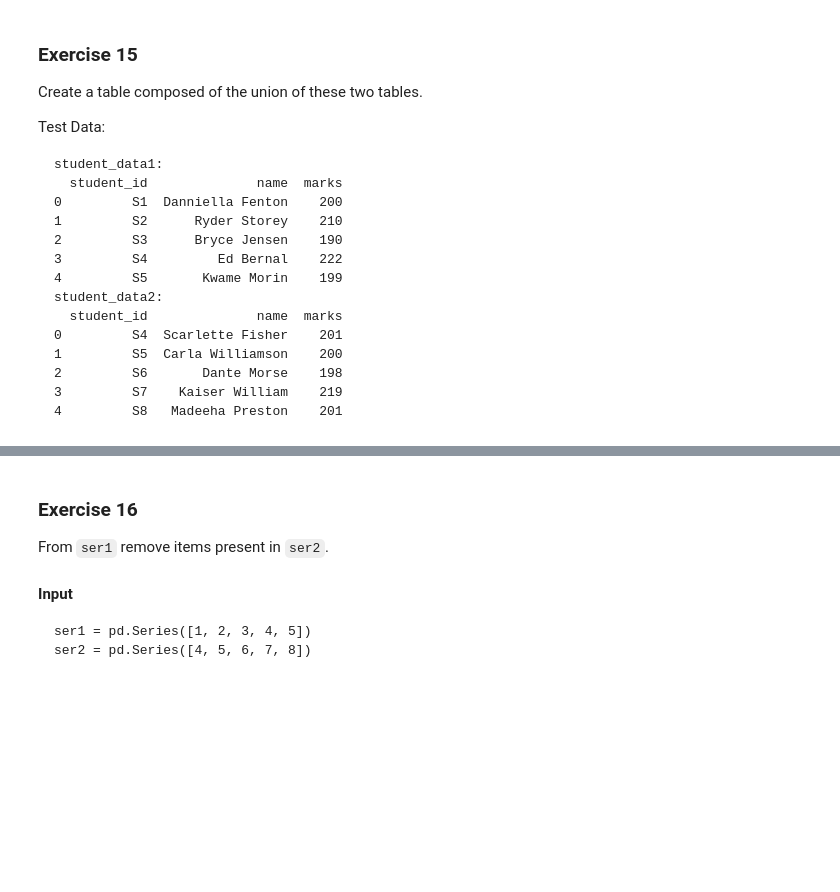
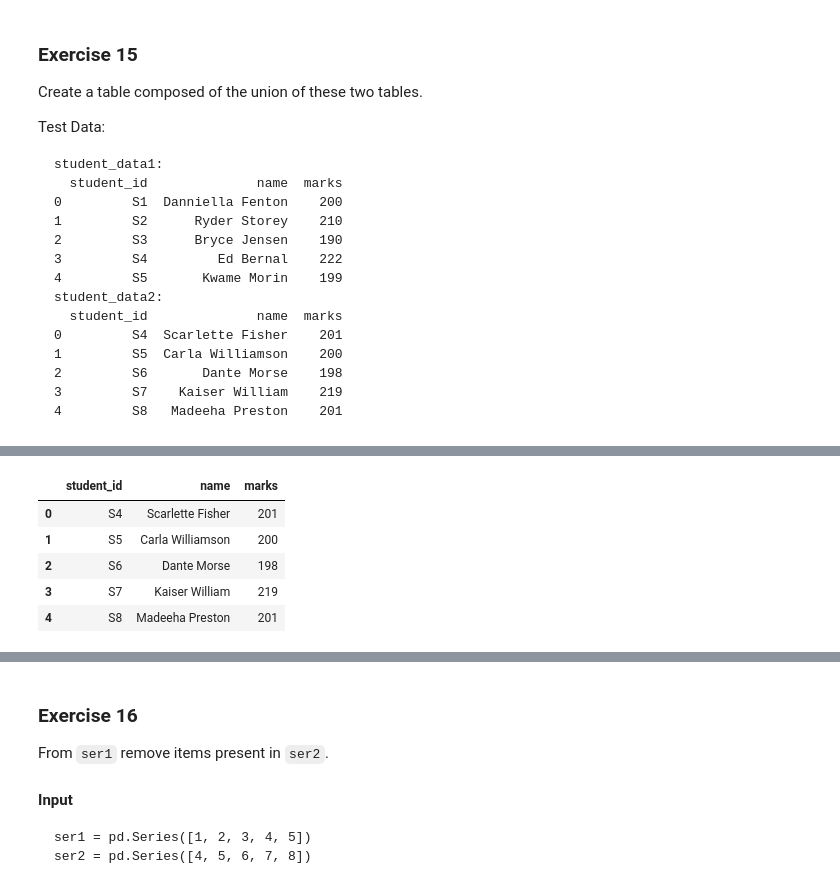
Before and after one commit to hawk9598/ysc4224_data_sci_accelerator, a Jupyter notebook: Assignments/Getting_to_know_pandas_withoutSolutions.ipynb, the cells around one changed output, grey strips where cells are left out. Cells and saved outputs as stored; diff of their text form; code cells hidden in the pictures; blank space fills up the shorter version.

```diff
--- a/Assignments/Getting_to_know_pandas_withoutSolutions.ipynb
+++ b/Assignments/Getting_to_know_pandas_withoutSolutions.ipynb
@@ -583,0 +649,9 @@ student_data2:
+# %%
+student_data2
+# %% [output]
+|  | student_id | name | marks |
+| 0 | S4 | Scarlette Fisher | 201 |
+| 1 | S5 | Carla Williamson | 200 |
+| 2 | S6 | Dante Morse | 198 |
+| 3 | S7 | Kaiser William | 219 |
+| 4 | S8 | Madeeha Preston | 201 |
```
Also changed, not shown: parts of 17 cells of this notebook.
